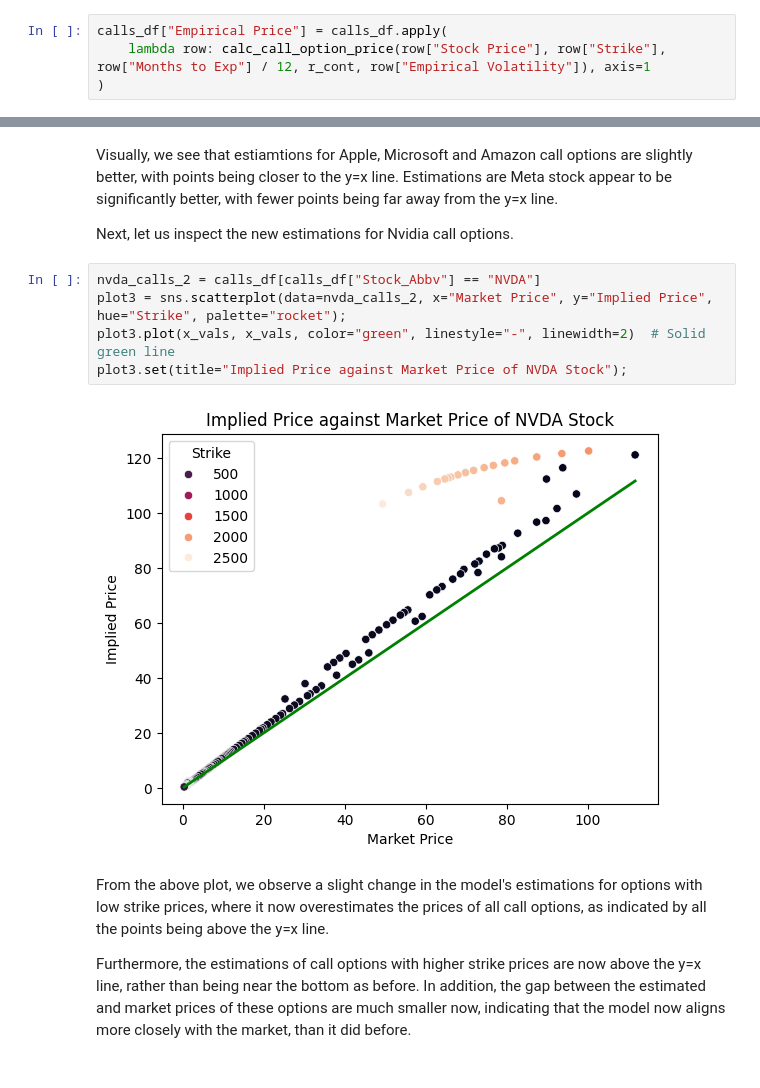
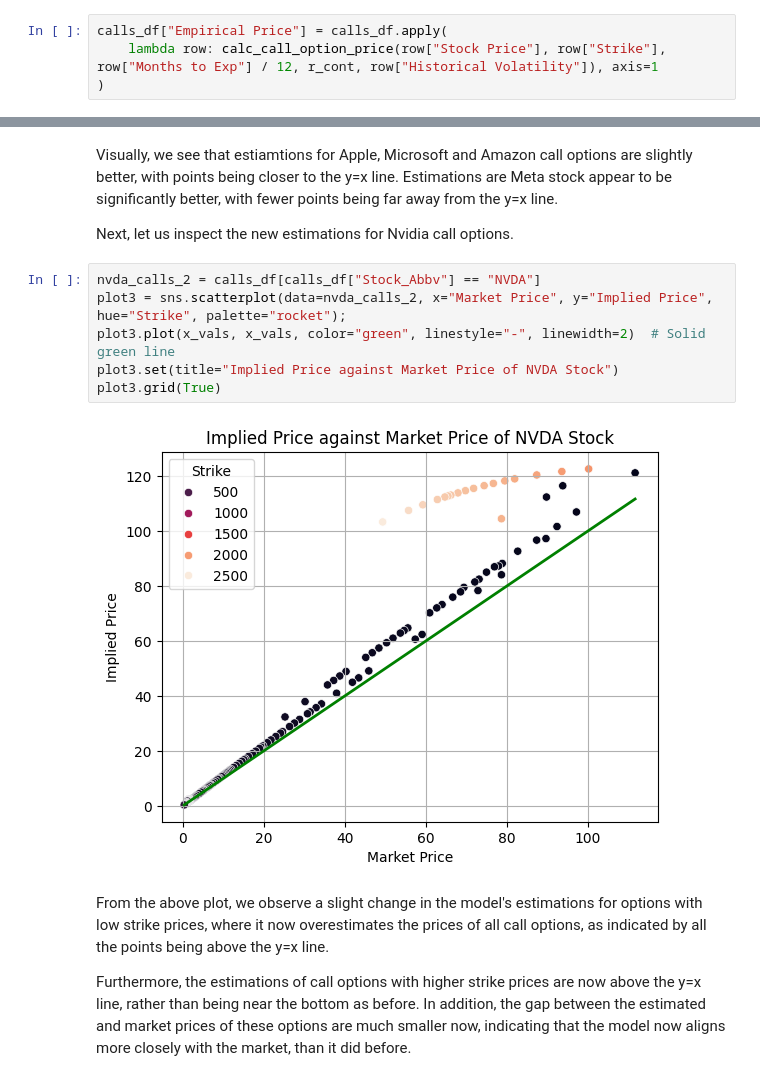
Before and after one commit to kasvinatirumal/wdrp_wi25, a Jupyter notebook: Pricing_European_Call_Options.ipynb, the cells around one changed output, grey strips where cells are left out. Drawn from its saved outputs; the diff is of its cells as text.

```diff
--- a/Pricing_European_Call_Options.ipynb
+++ b/Pricing_European_Call_Options.ipynb
@@ -254,7 +256,7 @@ calls_df['Historical Volatility'] = calls_df['Stock_Abbv'].map(hist_vol)
 Finally, we can estimate the call option prices using the following variables from `calls_df`: `Strike` as $K$,`Stock Price` as $S$, `Months_to_Exp` as $T-t$, `r_cont` as $r$, and `Historical Volatility` as $\sigma$. The estimated prices are stored in a new column, named `Empirical Price`.
 # %%
 calls_df["Empirical Price"] = calls_df.apply(
-    lambda row: calc_call_option_price(row["Stock Price"], row["Strike"], row["Months to Exp"] / 12, r_cont, row["Empirical Volatility"]), axis=1
+    lambda row: calc_call_option_price(row["Stock Price"], row["Strike"], row["Months to Exp"] / 12, r_cont, row["Historical Volatility"]), axis=1
 )
 # %% [markdown]
 #### Comparing Empirical Price to Market Price
@@ -333,10 +335,11 @@ Next, let us inspect the new estimations for Nvidia call options.
 # %%
 nvda_calls_2 = calls_df[calls_df["Stock_Abbv"] == "NVDA"]
 plot3 = sns.scatterplot(data=nvda_calls_2, x="Market Price", y="Implied Price", hue="Strike", palette="rocket");
 plot3.plot(x_vals, x_vals, color="green", linestyle="-", linewidth=2)  # Solid green line
-plot3.set(title="Implied Price against Market Price of NVDA Stock");
+plot3.set(title="Implied Price against Market Price of NVDA Stock")
+plot3.grid(True)
 # %% [output]
-[figure, old version]
+[figure, new version]
 # %% [markdown]
 From the above plot, we observe a slight change in the model's estimations for options with low strike prices, where it now overestimates the prices of all call options, as indicated by all the points being above the y=x line.
 
```
Also changed, not shown: parts of 11 cells of this notebook.
